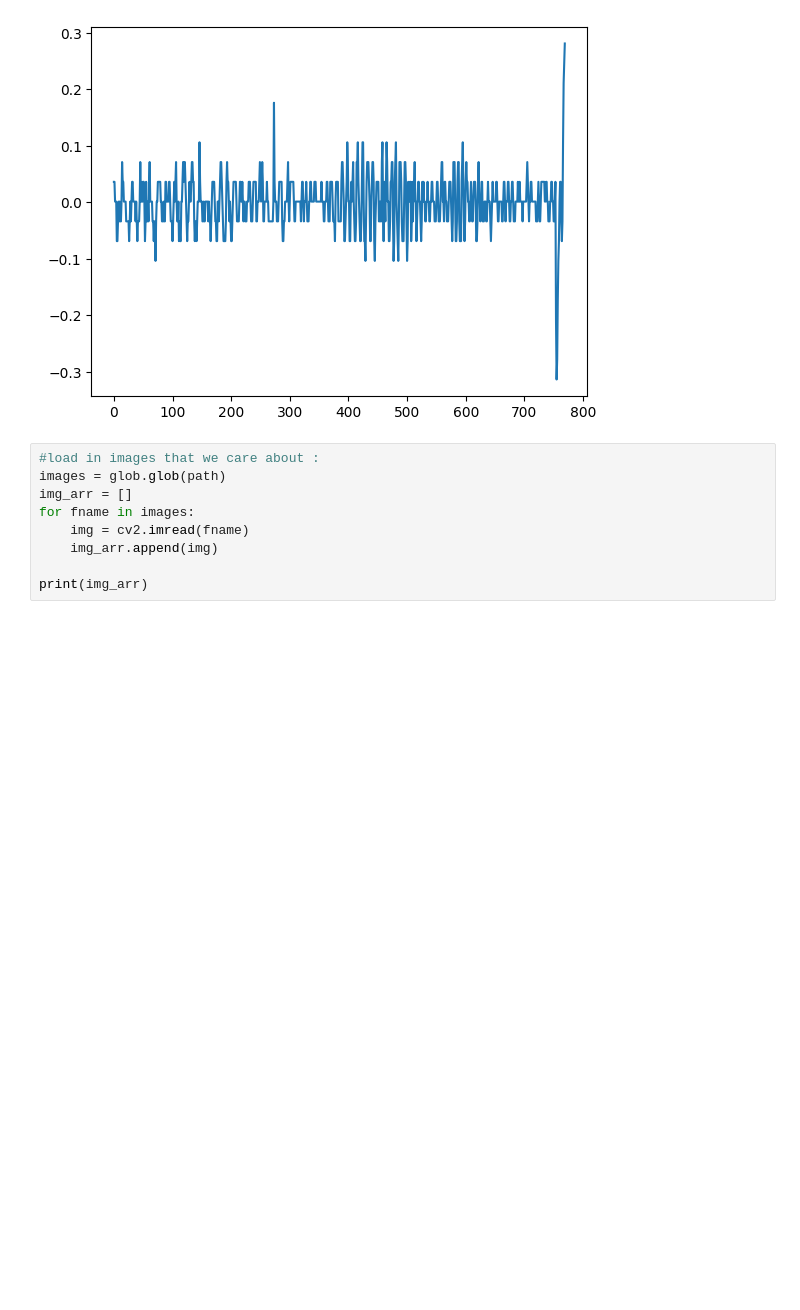
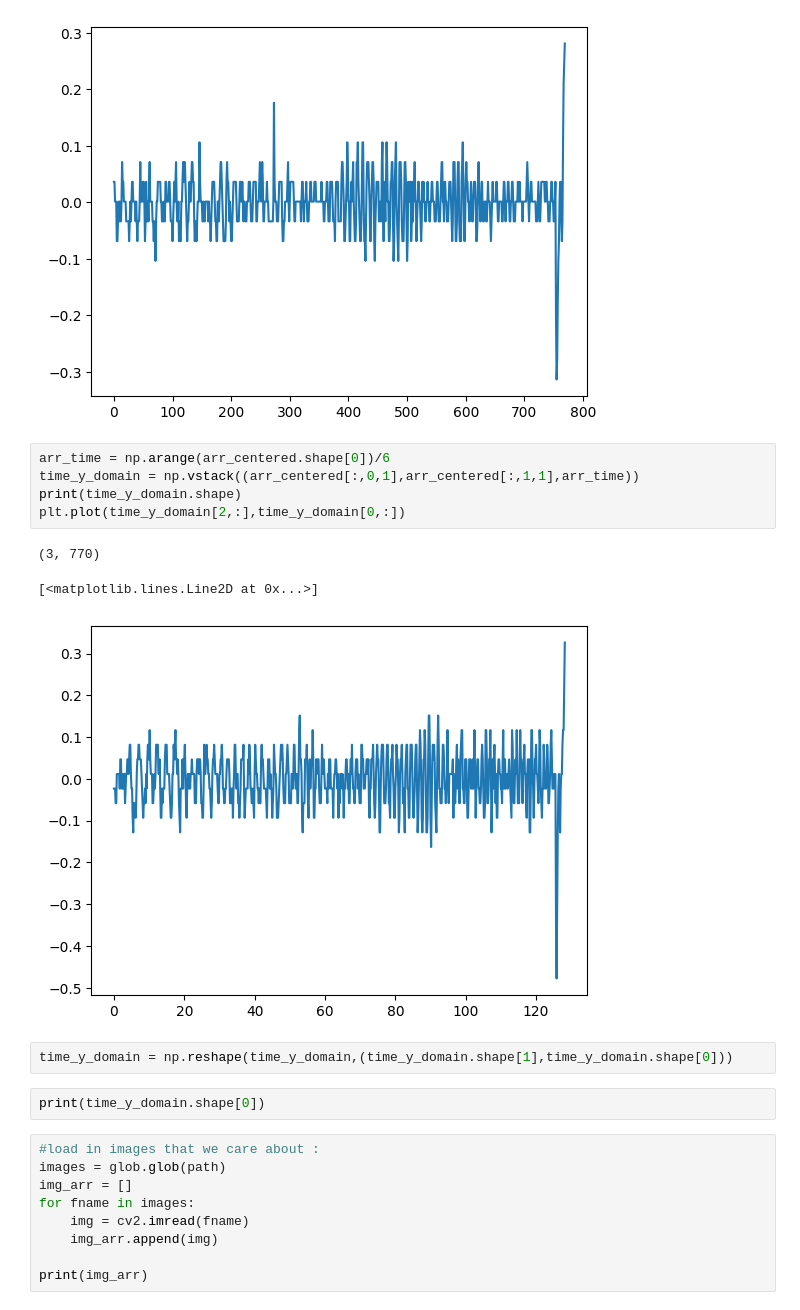
Before and after one commit to gordoncd/vidWFT, a Jupyter notebook: waves-analysis-05-28-2024.ipynb, the cells around one changed output. Saved outputs shown, nothing was run; the diff lists cells and outputs as text; blank space fills up the shorter version.

```diff
--- a/waves-analysis-05-28-2024.ipynb
+++ b/waves-analysis-05-28-2024.ipynb
@@ -61,6 +64,19 @@ plt.plot(arr_centered[:,1,1])
 # %% [output]
 [<matplotlib.lines.Line2D at 0x...>]
 [figure]
+# %%
+arr_time = np.arange(arr_centered.shape[0])/6
+time_y_domain = np.vstack((arr_centered[:,0,1],arr_centered[:,1,1],arr_time))
+print(time_y_domain.shape)
+plt.plot(time_y_domain[2,:],time_y_domain[0,:])
+# %% [output]
+(3, 770)
+[<matplotlib.lines.Line2D at 0x...>]
+[figure, added]
+# %%
+time_y_domain = np.reshape(time_y_domain,(time_y_domain.shape[1],time_y_domain.shape[0]))
+# %%
+print(time_y_domain.shape[0])
 # %%
 #load in images that we care about :
 images = glob.glob(path)
```
Also changed, not shown: parts of 2 cells of this notebook, 3 other files.
